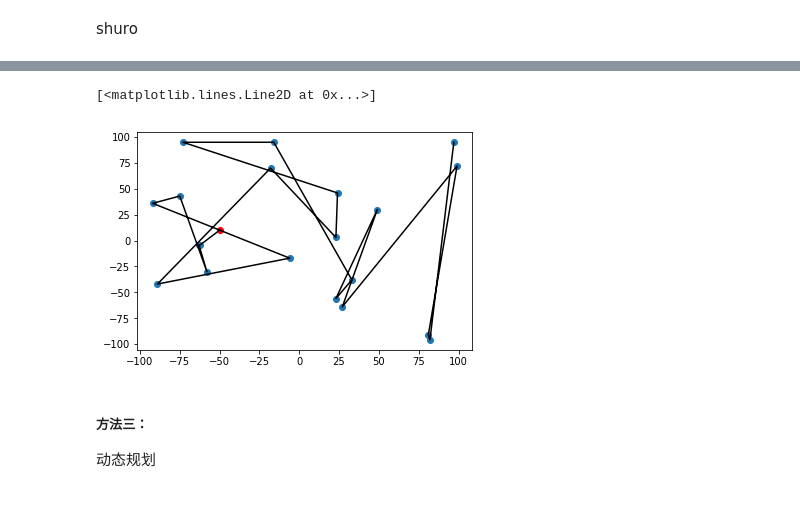
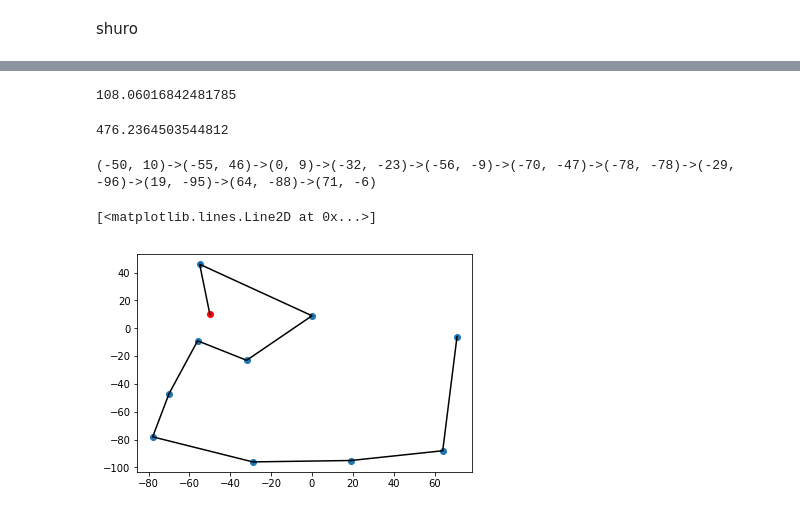
Before and after one commit to yueraiyu/nlp_lessons, a Jupyter notebook: com/yeay/lessons3/code/Assignment-03.ipynb, the cells around one changed output, grey strips where cells are left out. Drawn from its saved outputs; the diff is of its cells as text; code cells hidden in the pictures.

```diff
--- a/com/yeay/lessons3/code/Assignment-03.ipynb
+++ b/com/yeay/lessons3/code/Assignment-03.ipynb
@@ -207,13 +108,49 @@ line_distance(travel(start_point))
+# %%
+# 初始化点
+from collections import defaultdict
+points = defaultdict(dict)
+for index, _ in enumerate(latitudes):
+    points[index] = (latitudes[index], longitude[index])
+# %%
+# 获取两点间距离
+import math
+def distance(p1, p2):
+    if p1 is None or p2 is None : return 0
+    return math.sqrt((p2[0] - p1[0]) ** 2 + (p2[1] - p1[1]) ** 2)
+# %%
+# 递归
+def min_distance(start, points, choose):
+    if len(choose) == len(points): return (distance(start, choose[-1]), [])
+
+#     return min([distance(start, points[i]) + min_distance(points[i], points, choose + [points[i]]) for i in points if points[i] not in choose])
+    r = []
+    for i in points:
+        if points[i] not in choose:
+#             print(rec_lines(points[i], points, choose + [points[i]]))
+            l, p = min_distance(points[i], points, choose + [points[i]])
+            r.append((distance(start, points[i]) + l, [points[i]] + p))
+    return min(r, key=lambda x: x[0])
+# %%
+distance(chosen_p, points[1])
+# %% [output]
+108.06016842481785
+# %%
+start = chosen_p
+count_distance, lines = min_distance(start, points, [])
+# %%
+count_distance
+# %% [output]
+476.2364503544812
+# %%
+print("->".join([str(p) for p in [start] + lines]))
+# %% [output]
+(-50, 10)->(-55, 46)->(0, 9)->(-32, -23)->(-56, -9)->(-70, -47)->(-78, -78)->(-29, -96)->(19, -95)->(64, -88)->(71, -6)
 # %%
 plt.scatter(latitudes, longitude)
-plt.scatter([chosen_p[0]], [chosen_p[1]], color='r')
-lines = travel(start_point)
-x = [point.x for point in lines]
-y = [point.y for point in lines]
+plt.scatter([start[0]], [start[1]], color='r')
+x = [point[0] for point in  [start] + lines]
+y = [point[1] for point in  [start] + lines]
 plt.plot(x, y, color='black')
 # %% [output]
 [<matplotlib.lines.Line2D at 0x...>]
-[figure, old version]
+[figure, new version]
-# %% [markdown]
-##### 方法三：
-动态规划
```
Also changed, not shown: parts of 20 cells of this notebook.
